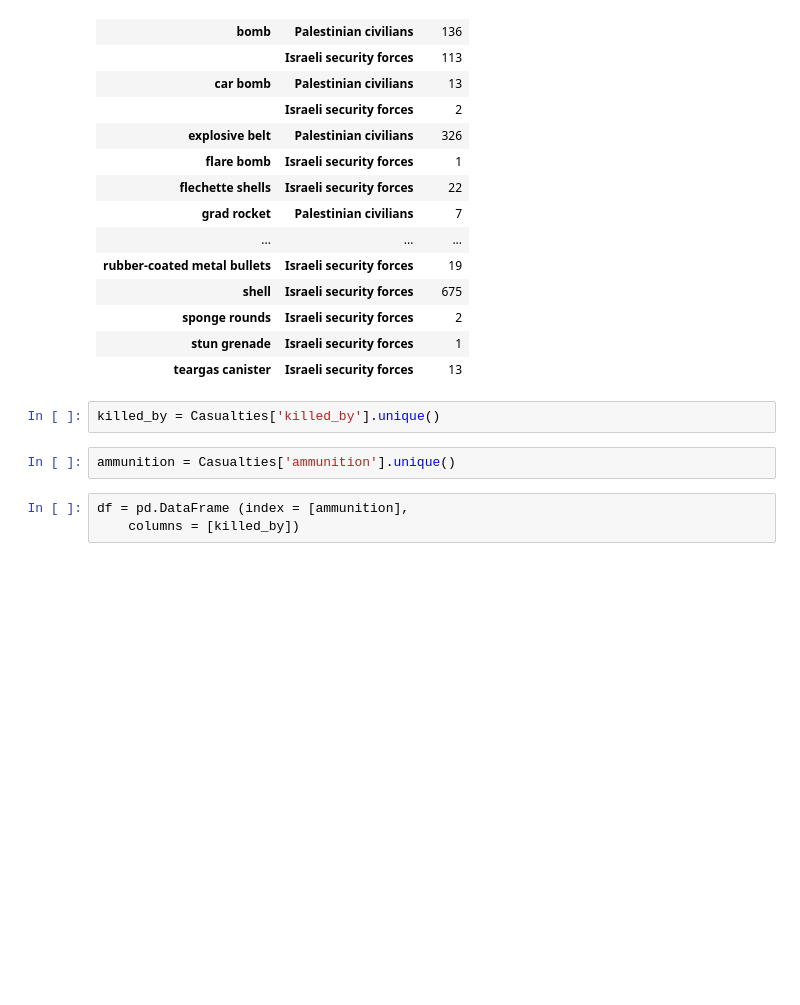
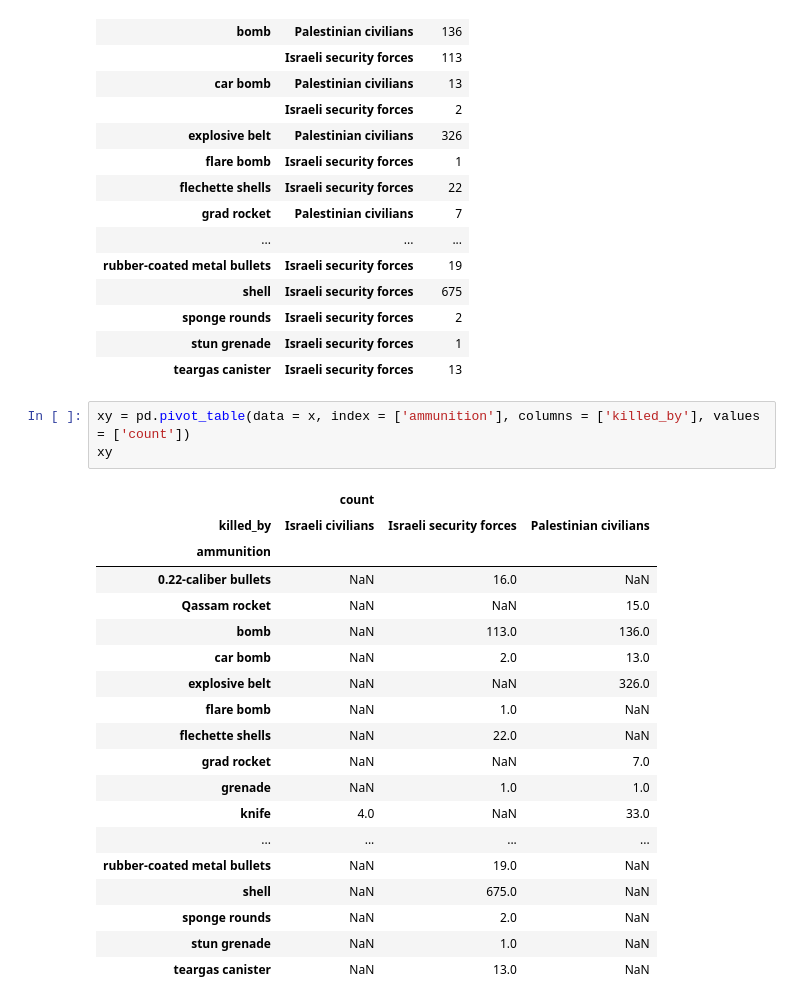
Before and after one commit to PeleKempf/Probable-Garbanzo, a Jupyter notebook: Workin.ipynb, the cells around one changed output. Saved outputs shown, nothing was run; the diff lists cells and outputs as text; blank space fills up the shorter version.

```diff
--- a/Workin.ipynb
+++ b/Workin.ipynb
@@ -90,10 +90,26 @@ x
 | sponge rounds | Israeli security forces | 2 |
 | stun grenade | Israeli security forces | 1 |
 | teargas canister | Israeli security forces | 13 |
-# %%
-killed_by = Casualties['killed_by'].unique()
-# %%
-ammunition = Casualties['ammunition'].unique()
 # %%
-df = pd.DataFrame (index = [ammunition],
-    columns = [killed_by])
+xy = pd.pivot_table(data = x, index = ['ammunition'], columns = ['killed_by'], values = ['count'])
+xy
+# %% [output]
+|  | count |  |  |
+| killed_by | Israeli civilians | Israeli security forces | Palestinian civilians |
+| ammunition |  |  |  |
+| 0.22-caliber bullets | NaN | 16.0 | NaN |
+| Qassam rocket | NaN | NaN | 15.0 |
+| bomb | NaN | 113.0 | 136.0 |
+| car bomb | NaN | 2.0 | 13.0 |
+| explosive belt | NaN | NaN | 326.0 |
+| flare bomb | NaN | 1.0 | NaN |
+| flechette shells | NaN | 22.0 | NaN |
+| grad rocket | NaN | NaN | 7.0 |
+| grenade | NaN | 1.0 | 1.0 |
+| knife | 4.0 | NaN | 33.0 |
+| ... | ... | ... | ... |
+| rubber-coated metal bullets | NaN | 19.0 | NaN |
+| shell | NaN | 675.0 | NaN |
+| sponge rounds | NaN | 2.0 | NaN |
+| stun grenade | NaN | 1.0 | NaN |
+| teargas canister | NaN | 13.0 | NaN |
```
Also changed, not shown: parts of 2 cells of this notebook.
